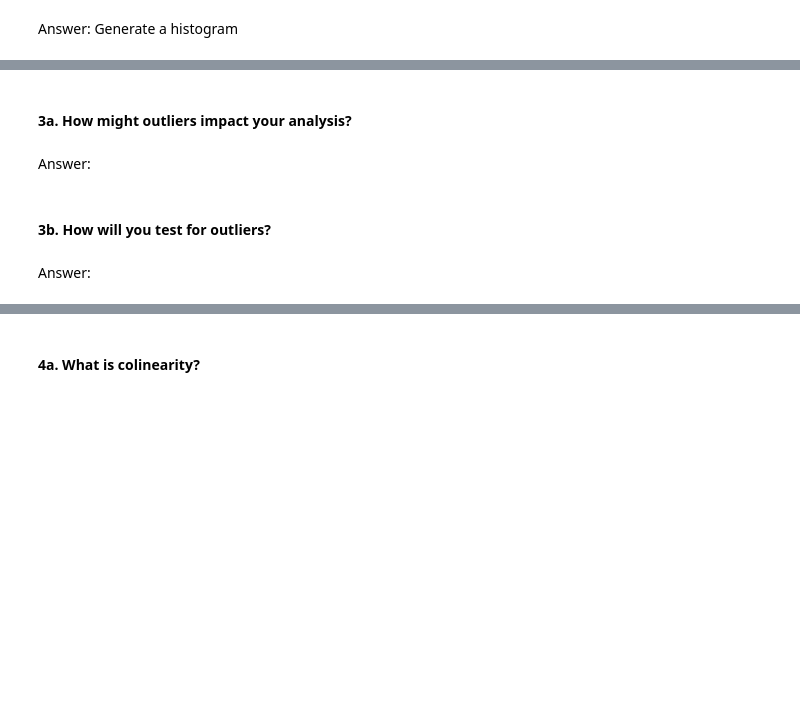
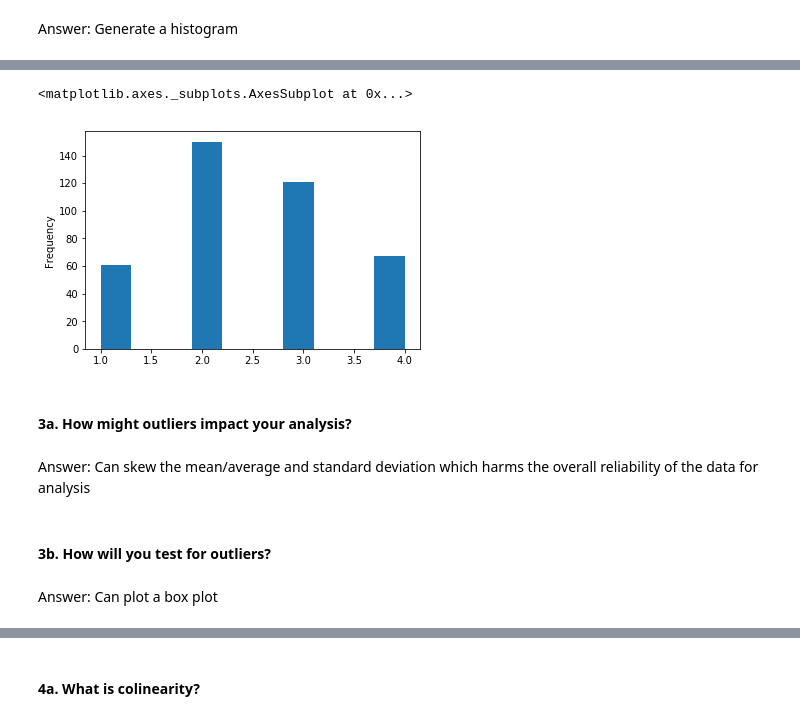
Before and after one commit to CRDZYAU/ga-data-science, a Jupyter notebook: Homework_1/Project1_Charles_Yau.ipynb, the cells around one changed output, grey strips where cells are left out. Drawn from its saved outputs; the diff is of its cells as text; code cells hidden in the pictures; blank space fills up the shorter version.

```diff
--- a/Homework_1/Project1_Charles_Yau.ipynb
+++ b/Homework_1/Project1_Charles_Yau.ipynb
@@ -82,8 +131,13 @@ SyntaxError: invalid syntax (<ipython-input-5-41762f349352>, line 1)
+# %%
+df.prestige.plot(kind='hist')
+# %% [output]
+<matplotlib.axes._subplots.AxesSubplot at 0x...>
+[figure, added]
 # %% [markdown]
 #### 3a. How might outliers impact your analysis?
-# %% [markdown]
-Answer:
+# %% [markdown]
+Answer: Can skew the mean/average and standard deviation which harms the overall reliability of the data for analysis
 # %% [markdown]
 #### 3b. How will you test for outliers?
-# %% [markdown]
-Answer:
+# %% [markdown]
+Answer: Can plot a box plot
```
Also changed, not shown: parts of 48 cells of this notebook.
